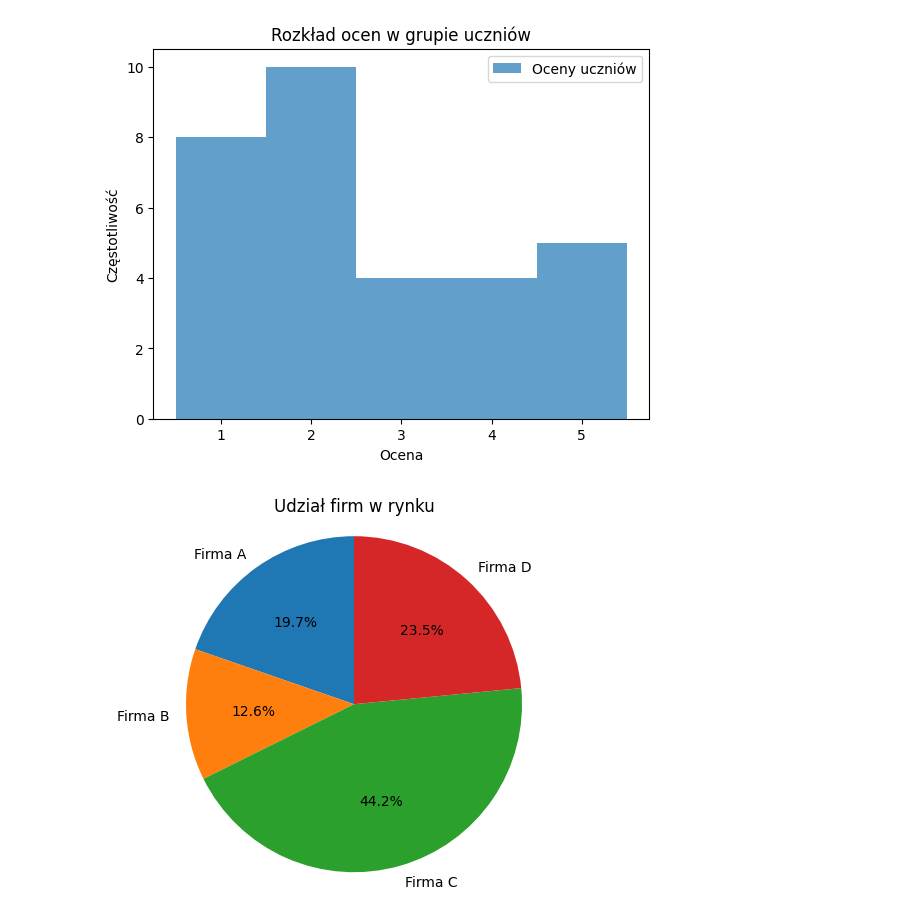
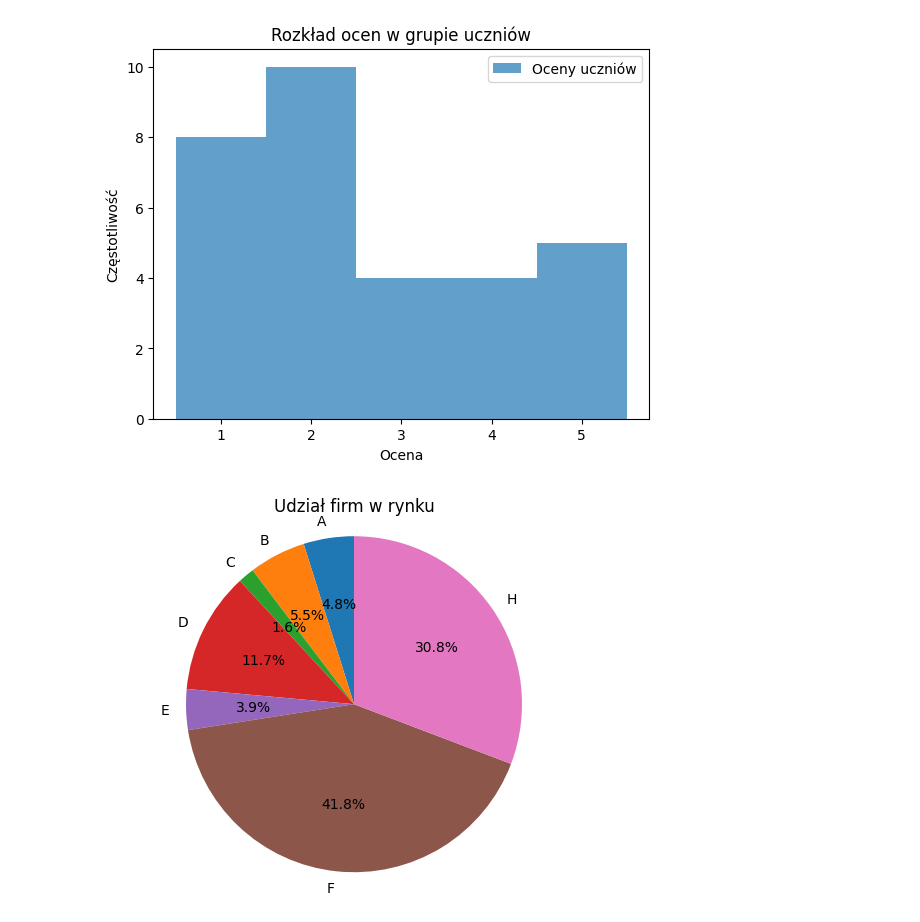
Before and after one commit to tak-creator/giganci, a Jupyter notebook: matplotlib.ipynb, the cells around one changed output. Cells and saved outputs as stored; diff of their text form; code cells hidden in the pictures.

```diff
--- a/matplotlib.ipynb
+++ b/matplotlib.ipynb
@@ -70,16 +70,16 @@ plt.show()
 [figure]
 # %%
 # Nazwy firm
-firmy = ['Firma A', 'Firma B', 'Firma C', 'Firma D']
+firmy = ['A', 'B', 'C', 'D', 'E', 'F', 'H']
 
 # Losowe procenty (suma musi dać 100%)
-procenty = np.random.rand(4)
+procenty = np.random.rand(7)
 procenty = procenty / np.sum(procenty) * 100
 
 # Tworzenie wykresu kołowego
 plt.pie(procenty, labels=firmy, autopct='%1.1f%%', startangle=90)
 plt.title('Udział firm w rynku')
 plt.axis('equal')  # Ustawienie proporcji osi, aby koło było okrągłe
 plt.show()
 # %% [output]
-[figure, old version]
+[figure, new version]
```
Also changed, not shown: parts of 2 cells of this notebook.
